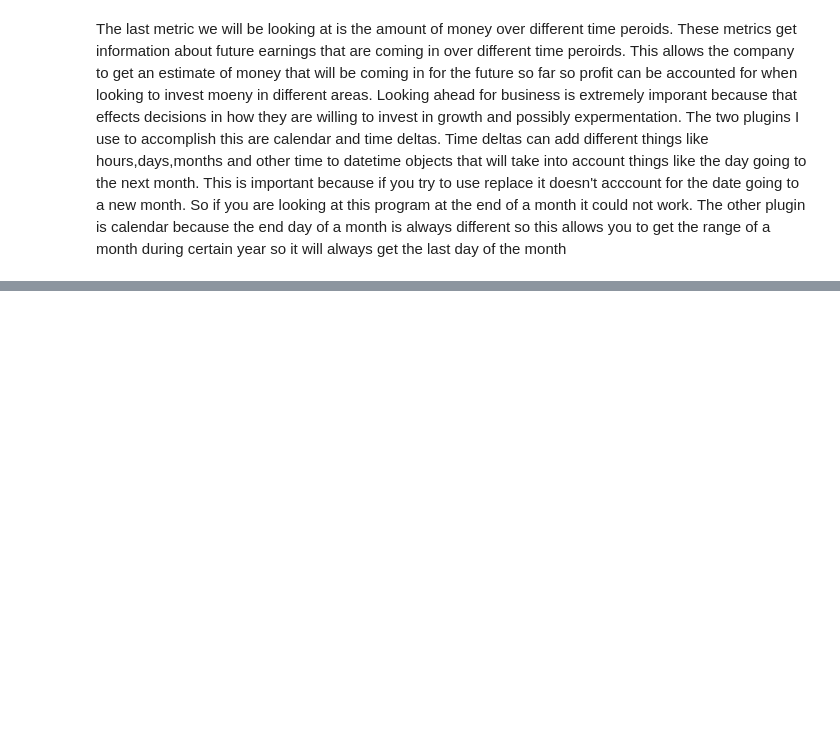
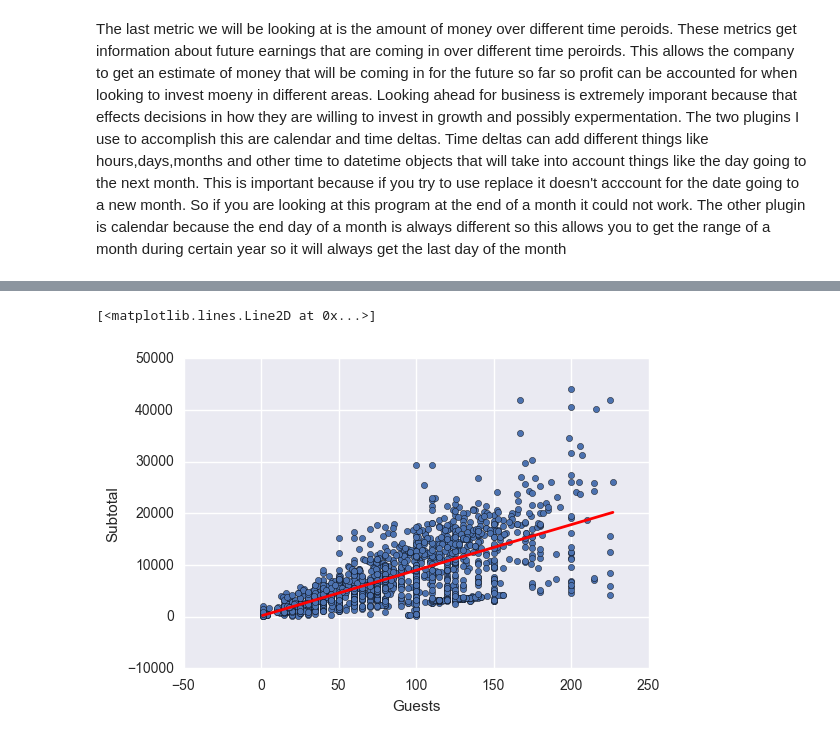
Before and after one commit to JaredJRoss/JaredJRoss.github.io, a Jupyter notebook: Final Tutorial.ipynb, the cells around one changed output, grey strips where cells are left out. Saved outputs shown, nothing was run; the diff lists cells and outputs as text; code cells hidden in the pictures; blank space fills up the shorter version.

```diff
--- a/Final Tutorial.ipynb
+++ b/Final Tutorial.ipynb
@@ -278,0 +327,10 @@ TentTwoMonth = df_tent[df_tent['Event Date'].between(start_date2.replace(day = 1
+# %%
+# this is the standard import if you're using "formula notation" (similar to R)
+import statsmodels.formula.api as smf
+df_rev_guestrange.rename(columns={' Subtotal':'Subtotal', ' Event Personnel': 'HirePersonnel', 'Adult Guests': 'Guests'}, inplace=True)
+
+# create a fitted model in one line
+lm = smf.ols(formula='Subtotal ~ Guests', data=df_rev_guestrange).fit()
+
+# print the coefficients
+lm.params
@@ -278,0 +407,13 @@ TentTwoMonth = df_tent[df_tent['Event Date'].between(start_date2.replace(day = 1
+# %%
+X_new = pd.DataFrame({'Guests': [df_rev_guestrange.Guests.min(), df_rev_guestrange.Guests.max()]})
+X_new.head()
+preds = lm.predict(X_new)
+preds
+# first, plot the observed data
+df_rev_guestrange.plot(kind='scatter', x='Guests', y='Subtotal')
+
+# then, plot the least squares line
+plt.plot(X_new, preds, c='red', linewidth=2)
+# %% [output]
+[<matplotlib.lines.Line2D at 0x...>]
+[figure, added]
```
Also changed, not shown: parts of 21 cells of this notebook, 1 other file.
